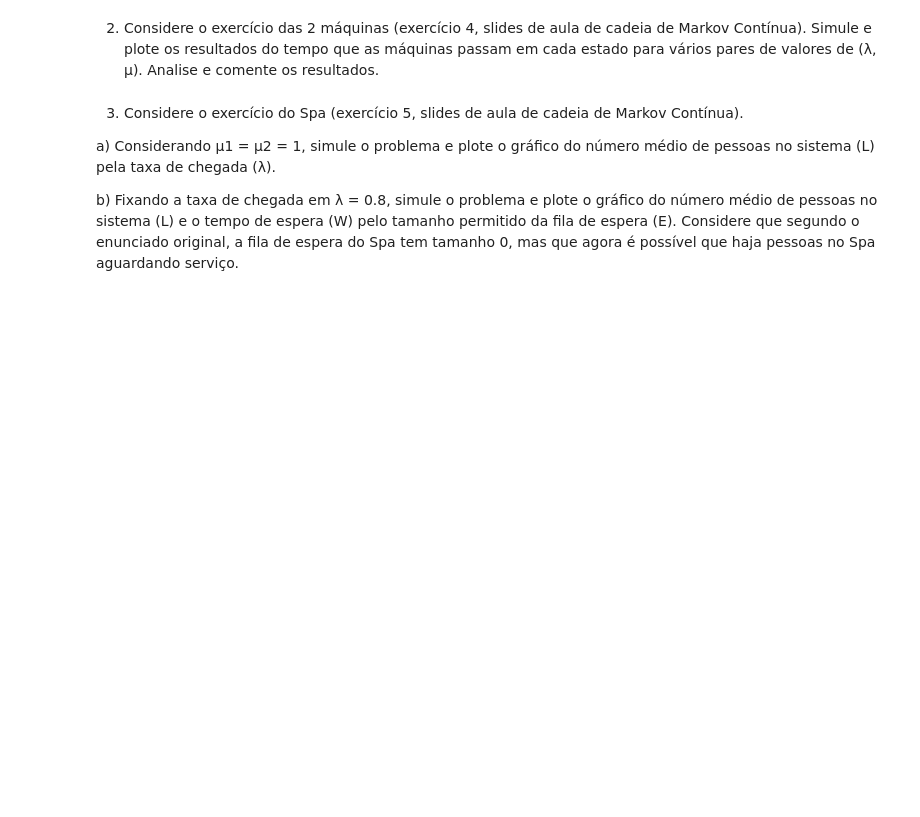
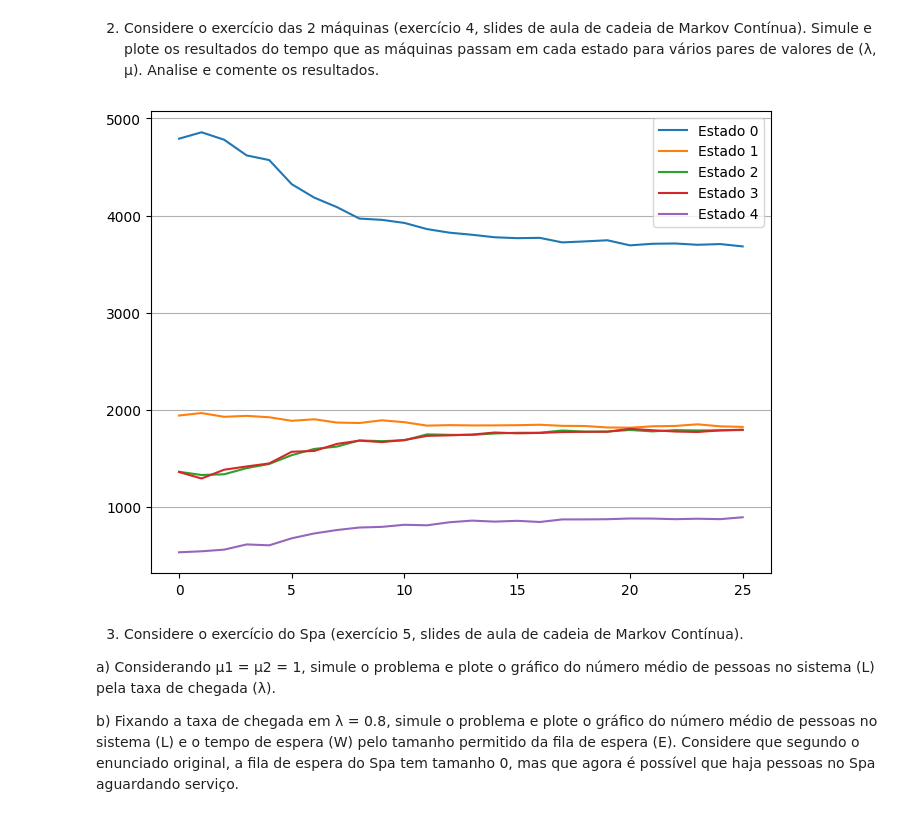
Before and after one commit to gventino/ModSimPractices, a Jupyter notebook: P2/P2.ipynb, the cells around one changed output. Drawn from its saved outputs; the diff is of its cells as text; code cells hidden in the pictures; blank space fills up the shorter version.

```diff
--- a/P2/P2.ipynb
+++ b/P2/P2.ipynb
@@ -11,6 +95,58 @@ modelada como um processo de Poisson? Justifique.
 2) Considere o exercício das 2 máquinas (exercício 4, slides de aula de cadeia de Markov Contínua).
 Simule e plote os resultados do tempo que as máquinas passam em cada estado para vários pares
 de valores de (λ, μ). Analise e comente os resultados.
+# %%
+# gerando os diferentes pares lambda,mu
+pares = [(1,1.5)]
+for i in range(25):
+    lamb, mu = pares[-1]
+    pares.append((lamb+i/10,mu+i/10))
+
+# tempo maximo:
+t_final = 10000
+
+# guarda os tempos de cada maquina:
+tempos_tot = [[],[],[],[],[]]
+
+# testando para todos os pares de lambda e mu:
+for lamb, mu in pares:
+    """
+        estado 0 todas funcionando
+        estado 1 maq1 quebra, maq2 funcionando
+        estado 2 maq1 quebrou primeiro e maq2 logo em seguida ((todas quebradas))
+        estado 3 maq2 quebr, maq 1 funcionando
+        estado 4 maq2 quebrou primeiro e maq1 logo em seguida ((todas quebradas))
+    """
+    transition_rates = ([0,  lamb, 0,    0,  0   ],
+                        [mu, 0,    lamb, 0,  0   ],
+                        [0,  0,    0,    mu, 0   ],
+                        [mu, 0,    0,    0,  lamb],
+                        [0,  0,    mu,    0,  0   ])
+
+    estado = 0
+    tempo_estados = [0,0,0,0,0]
+
+    while sum(tempo_estados) < t_final:
+        tempos = []
+        for tr in transition_rates[estado]:
+            if(tr == 0):
+                tempos.append(float('inf'))
+            else:
+                tempos.append(np.random.exponential(1/tr))
+                tempo_estados[estado] += min(tempos)
+                estado = tempos.index(min(tempos))
+
+    for i in range(len(tempos_tot)):
+        tempos_tot[i].append(tempo_estados[i])
+
+plt.figure(figsize=(8, 6))
+for index,i in enumerate(tempos_tot):
+    plt.plot(i, label = 'Estado ' + str(index))
+plt.grid(axis='y')
+plt.legend()
+plt.show()
+# %% [output]
+[figure, added]
 # %% [markdown]
 3) Considere o exercício do Spa (exercício 5, slides de aula de cadeia de Markov Contínua).
 
```
Also changed, not shown: parts of 4 cells of this notebook.
